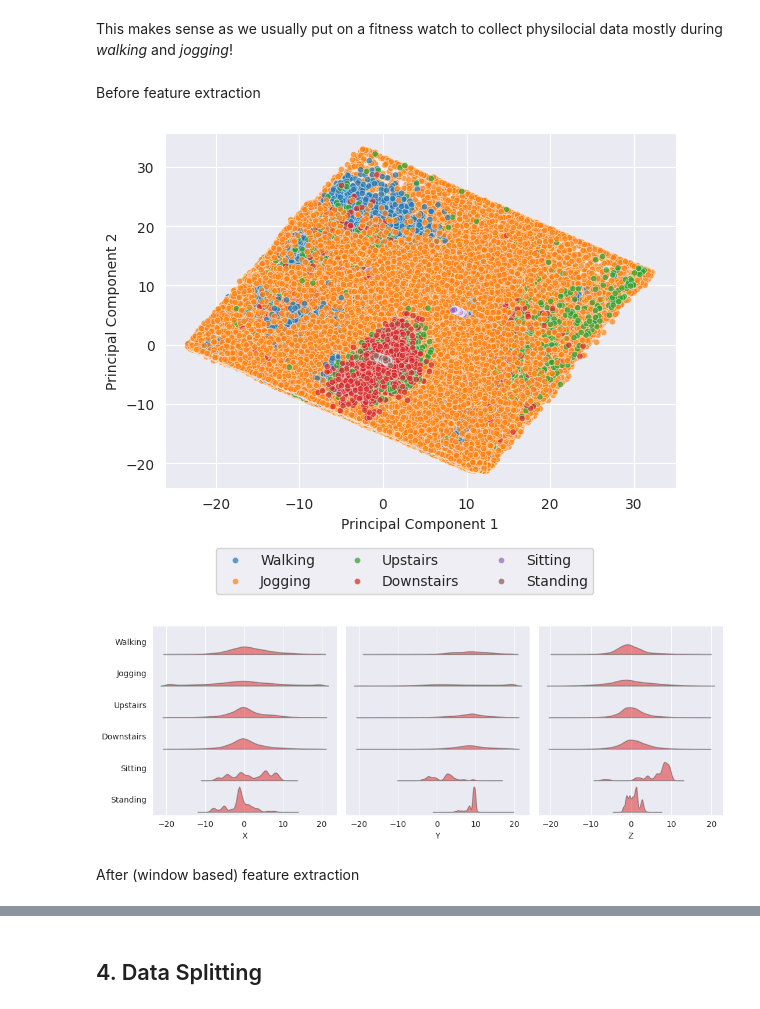
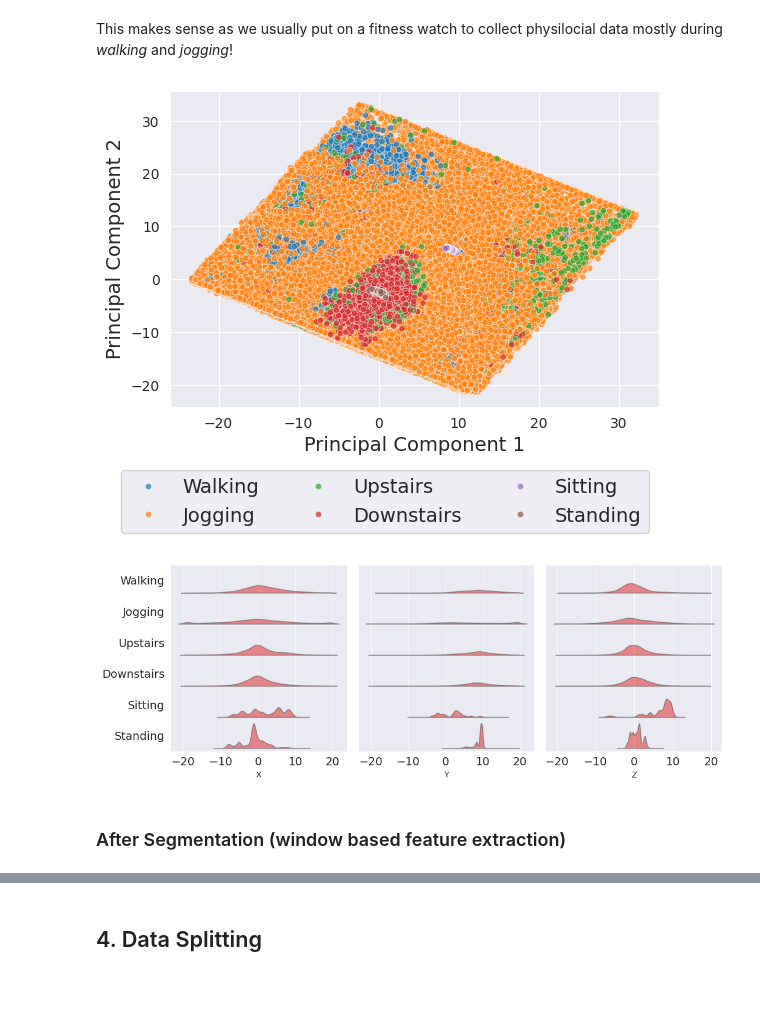
Before and after one commit to jigarparekh279/IMU_Auto_Labelling_Classification, a Jupyter notebook: IMU_1_DataHandling.ipynb, the cells around one changed output, grey strips where cells are left out. Saved outputs shown, nothing was run; the diff lists cells and outputs as text; code cells hidden in the pictures.

```diff
--- a/IMU_1_DataHandling.ipynb
+++ b/IMU_1_DataHandling.ipynb
@@ -117,7 +174,5 @@ fig.savefig("images/Pie.png", dpi=300)
 # %% [markdown]
 This makes sense as we usually put on a fitness watch to collect physilocial data mostly during *walking* and *jogging*!
-# %% [markdown]
-Before feature extraction
 # %%
 # Dimensionality reduction (PCA)
 from sklearn.decomposition import PCA
@@ -130,15 +185,15 @@ pca_orgData_result = pca_orgData.fit_transform(features_only)
 # %%
 fig, ax = plt.subplots(figsize=(6, 5))
 sns.scatterplot(x=pca_orgData_result[:, 0], y=pca_orgData_result[:, 1],
                 hue=labels_only, palette='tab10', s=20, alpha=0.7, ax=ax)
-ax.set_xlabel("Principal Component 1")
-ax.set_ylabel("Principal Component 2")
-ax.legend(ncols=3, loc=[0.1, -0.3])
+ax.set_xlabel("Principal Component 1", fontsize=14)
+ax.set_ylabel("Principal Component 2", fontsize=14)
+ax.legend(ncols=3, loc=[-0.1, -0.4], fontsize=14)
 
 plt.tight_layout()
 fig.savefig("images/PCA_OrigData.png", dpi=300)
 # %% [output]
-[figure, old version]
+[figure, new version]
 # %%
 fig, ax = plt.subplots(nrows=1, ncols=3, figsize=(11, 4), sharey=True)
 ax = ax.flatten()
@@ -148,9 +203,14 @@ for i, feature in enumerate(['X', 'Y', 'Z']):
                 split=True, inner=None, alpha=0.5, color='r'
                 )
     ax[i].set_ylabel("")
+
+    # Tick label sizes
+    ax[i].tick_params(axis='x', labelsize=14)
+    ax[i].tick_params(axis='y', labelsize=14)
+
 plt.tight_layout()
 fig.savefig("images/XYZDist.png", dpi=300)
 # %% [output]
-[figure, old version]
+[figure, new version]
 # %% [markdown]
-After (window based) feature extraction
+### After Segmentation (window based feature extraction)
```
Also changed, not shown: parts of 8 cells of this notebook, 10 other files.
